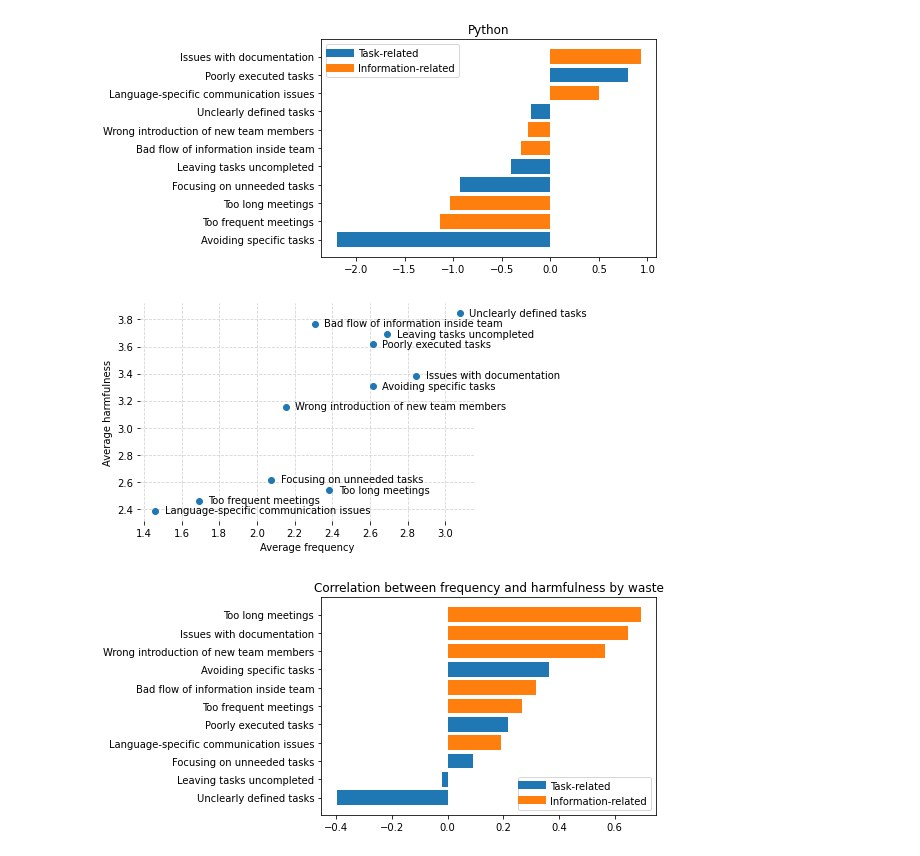
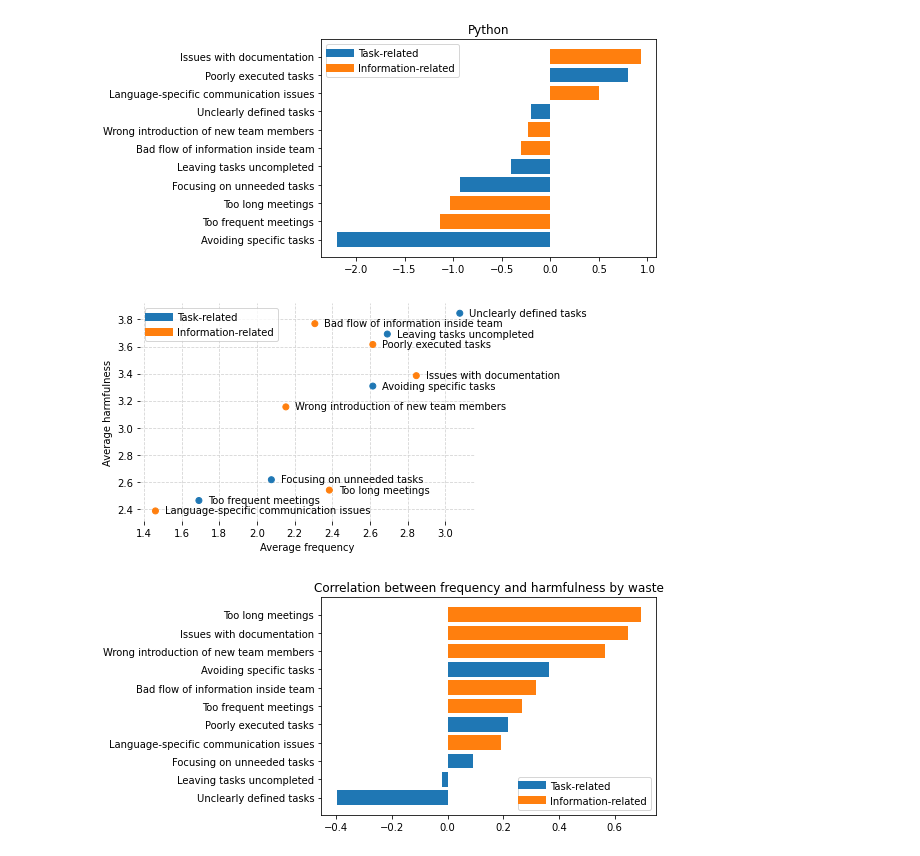
Before and after one commit to baton96/Software-Development-Wastes, a Jupyter notebook: Survey.ipynb, the cells around one changed output. Drawn from its saved outputs; the diff is of its cells as text; code cells hidden in the pictures.

```diff
--- a/Survey.ipynb
+++ b/Survey.ipynb
@@ -301,20 +301,21 @@ colors = ["C0" if name in taskRelated else "C1" for name in names]
 # %%
 wastes = frequenciesDict.keys()
 X, Y = zip(*[(frequenciesDict[waste], harmfulnessDict[waste]) for waste in wastes])
 
 fig, ax = plt.subplots()
-ax.scatter(X, Y)
+ax.scatter(X, Y, color=colors)
 for i, txt in enumerate(wastes):
     plt.annotate(txt, (X[i]+.05, Y[i]-.02))
+ax.legend(typeLegend, ["Task-related", "Information-related"])
 ax.yaxis.grid(color='lightgray', linestyle='dashed')
 ax.xaxis.grid(color='lightgray', linestyle='dashed')
 plt.ylabel('Average harmfulness')
 plt.xlabel('Average frequency')
 ax.set_axisbelow(True)
 plt.box(False)
 plt.show()
 # %% [output]
-[figure, old version]
+[figure, new version]
 # %%
 _, ax = plt.subplots()
 ax.barh(names, corrs, color=colors)
```
Also changed, not shown: parts of 2 cells of this notebook.
